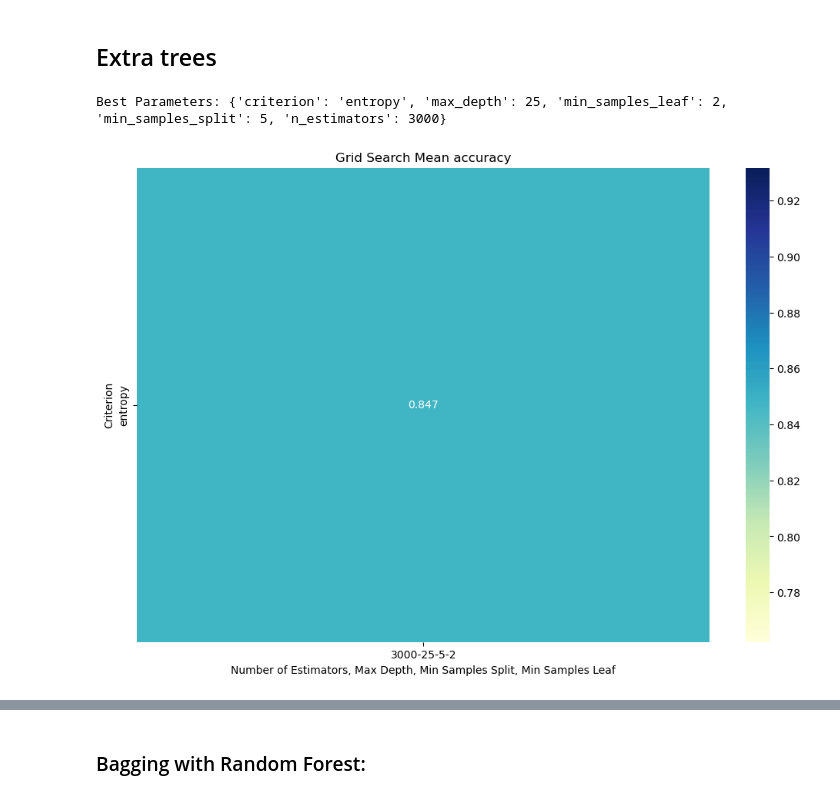
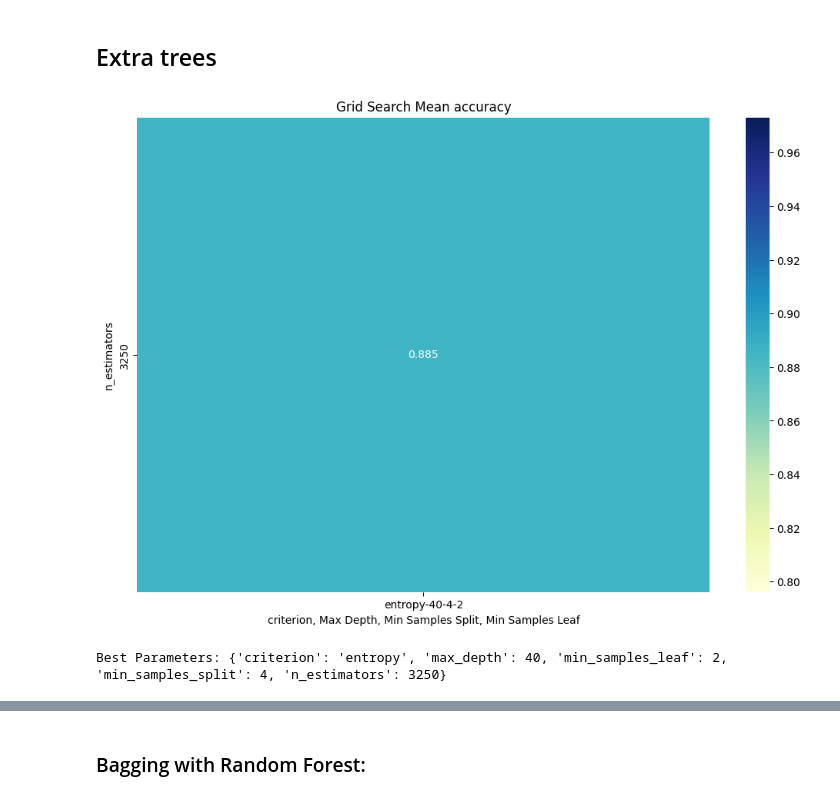
Before and after one commit to SLP25/DAA, a Jupyter notebook: competizione/tpf2.ipynb, the cells around one changed output, grey strips where cells are left out. Cells and saved outputs as stored; diff of their text form; code cells hidden in the pictures.

```diff
--- a/competizione/tpf2.ipynb
+++ b/competizione/tpf2.ipynb
@@ -868,44 +868,42 @@ testAndSubmit(grid_search,'RandomForest.csv')
 # %% [markdown]
 ## Extra trees
 # %%
-colsToDrop = ['Year', 'Pressure', 'Weather', 'Day', 'Hour', 'WindSpeed', 'Month']
+colsToDrop = ['Year', 'Pressure', 'Weather', 'Day','ThermalSensation','MinTemperature','MaxTemperature',]
 
 # Create an ExtraTreesClassifier model
 model = ExtraTreesClassifier(random_state=RANDOM_SEED)
 
 # Define the parameter grid for GridSearchCV
 param_grid = {
-    'n_estimators': [3000],         # Number of trees in the forest
+    'n_estimators': [3250],         # Number of trees in the forest
     'criterion': ['entropy'],     # Split criterion
-    'max_depth': [25],      # Maximum depth of the trees
-    'min_samples_split': [5],          # Minimum samples required to split an internal node
+    'max_depth': [40],      # Maximum depth of the trees
+    'min_samples_split': [4],          # Minimum samples required to split an internal node
     'min_samples_leaf': [2]            # Minimum samples required to be at a leaf node
 }
 
 # Perform Grid Search with Cross-Validation
 grid_search = GridSearchCV(estimator=model, param_grid=param_grid, cv=kgs, scoring='accuracy', verbose=0, n_jobs=-1)
 grid_search.fit(*getXyTrain(colsToDrop))
+# Store Grid Search results in a DataFrame
+results = pd.DataFrame(grid_search.cv_results_)
 
+# Plot a heatmap for each combination of hyperparameters
+plt.figure(figsize=(12, 8))
+heatmap_data = results.pivot(index='param_n_estimators', columns=['param_criterion', 'param_max_depth', 'param_min_samples_split', 'param_min_samples_leaf'], values='mean_test_score')
+sns.heatmap(heatmap_data, annot=True, fmt=".3f", cmap="YlGnBu", cbar=True)
+plt.title("Grid Search Mean accuracy")
+plt.xlabel("criterion, Max Depth, Min Samples Split, Min Samples Leaf")
+plt.ylabel("n_estimators")
+plt.show()
 # Get the best parameters found by GridSearchCV
 best_params = grid_search.best_params_
 
 # Display the best parameters
 print("Best Parameters:", best_params)
 # %% [output]
+[figure, added]
-Best Parameters: {'criterion': 'entropy', 'max_depth': 25, 'min_samples_leaf': 2, 'min_samples_split': 5, 'n_estimators': 3000}
+Best Parameters: {'criterion': 'entropy', 'max_depth': 40, 'min_samples_leaf': 2, 'min_samples_split': 4, 'n_estimators': 3250}
-# %%
-# Plot a heatmap for each combination of hyperparameters
-# Store Grid Search results in a DataFrame
-results = pd.DataFrame(grid_search.cv_results_)
-plt.figure(figsize=(12, 8))
-heatmap_data = results.pivot(index='param_criterion', columns=['param_n_estimators', 'param_max_depth', 'param_min_samples_split', 'param_min_samples_leaf'], values='mean_test_score')
-sns.heatmap(heatmap_data, annot=True, fmt=".3f", cmap="YlGnBu", cbar=True)
-plt.title("Grid Search Mean accuracy")
-plt.xlabel("Number of Estimators, Max Depth, Min Samples Split, Min Samples Leaf")
-plt.ylabel("Criterion")
-plt.show()
-# %% [output]
-[figure, removed]
 # %%
 testAndSubmit(grid_search,'ExtraTrees.csv')
 # %% [output]
```
Also changed, not shown: parts of 4 cells of this notebook, 1 other file.
